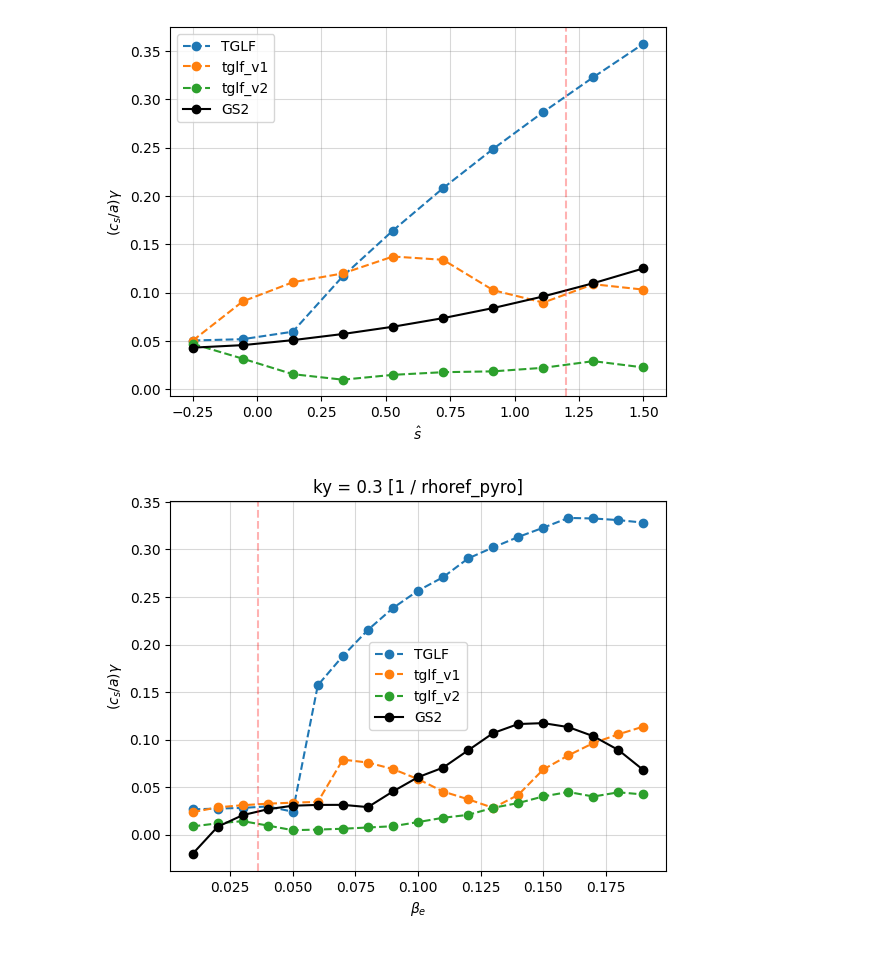
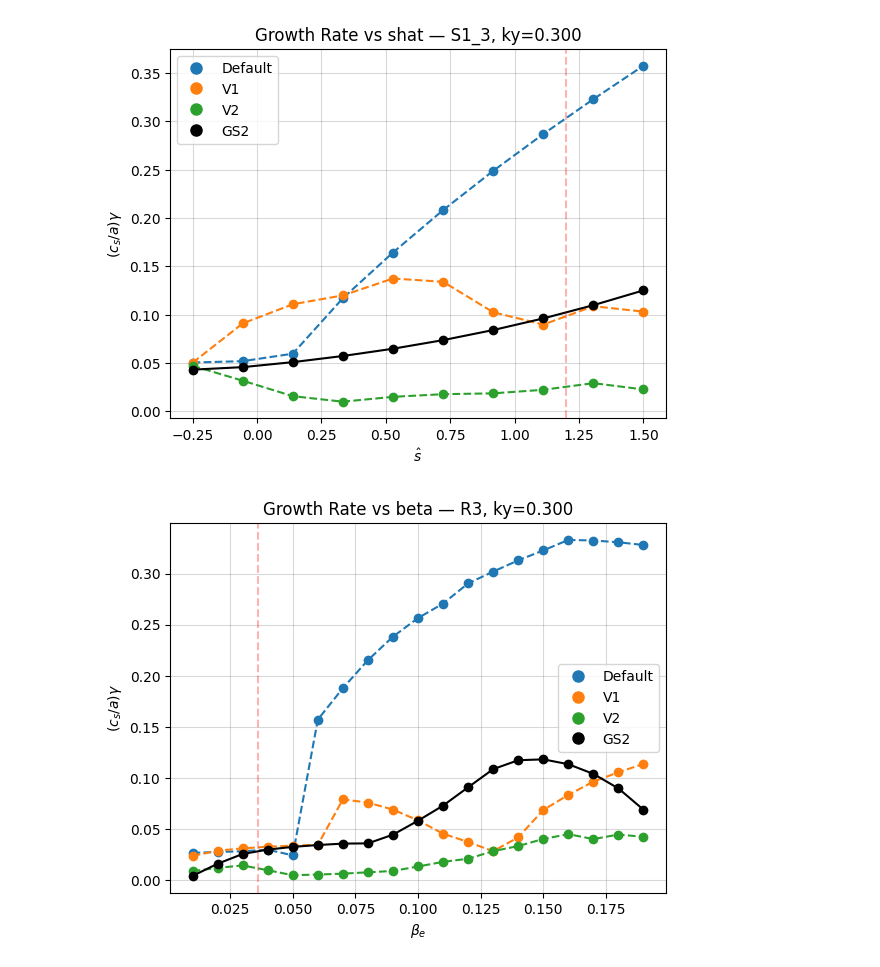
Before and after one commit to FelixWattsYork/EPS_2026_Analysis, a Jupyter notebook: Python_Scripts/Linear_Plotting.ipynb, the cells around one changed output. Saved outputs shown, nothing was run; the diff lists cells and outputs as text; code cells hidden in the pictures.

Commit message:
made some more plots

```diff
--- a/Python_Scripts/Linear_Plotting.ipynb
+++ b/Python_Scripts/Linear_Plotting.ipynb
@@ -6,7 +8,9 @@ from pathlib import Path
 # Replace with path to your Gyrokinetic Simulations
 GYRO_DIR  = Path("/mnt/data/Gyrokinetic_Simulations/")
 # %%
-cases = ["M1_A1_NE"]
+#cases = ["M1_A1_NE","S1_3","R3","R4"]
+#projects = ["scan_beta","scan_q","scan_shat"]
+cases = ["R4"]
 projects = ["scan_beta"]
 # %%
 project_dict ={}
@@ -38,5 +42,10 @@ Project: scan_beta, Case: M1_A1_NE
 # %%
 tglf_versions = ["TGLF","tglf_v1","tglf_v2"]
+name_dict = {
+    "TGLF":"Default",
+    "tglf_v1": "V1",
+    "tglf_v2": "V2",
+}
 tglf_project_dict ={}
 for project in projects:
     case_dict = {}
@@ -50,7 +59,7 @@ for project in projects:
                 tglf_pyoscan = PyroScan(pyroscan_json=json_path, load_base_pyro=True)
                 try:
                     tglf_pyoscan.load_gk_output(netcdf_file=net_cdf_path)
-                    version_dict[version] = tglf_pyoscan
+                    version_dict[name_dict[version]] = tglf_pyoscan
                 except Exception as e:
                     print(f"Error loading gk output for {project}/{case}/{version}: {e}")
                     # try:
@@ -71,0 +80,2 @@ KeyboardInterrupt:
+# %%
+tglf_versions = ["Default","V1","V2"]
@@ -155,37 +221,45 @@ plt.savefig(f"{path}/Growth Rate vs q — {case}, ky={ky_actual:.3f}.png", dpi=3
 # %%
 from matplotlib import pyplot as plt
 # Plot shat scan
 project = "scan_shat"
 case = "S1_3"
 ky = 0.3
 reference_q = 1.2
 
 
 for tglf in tglf_versions:
     tglf_project_dict[project][case][tglf].gk_output["growth_rate"].sel(ky =ky,method = "nearest").sel(mode =0).plot(label = tglf,marker = "o",linestyle = "--")
 
 gs2_growth_rate = project_dict[project][case].gk_output["growth_rate"].sel(ky =ky,method = "nearest")
 gs2_growth_rate_tolerance = project_dict[project][case].gk_output["growth_rate_tolerance"].sel(ky =ky,method = "nearest")
-gs2_growth_rate = gs2_growth_rate.where(gs2_growth_rate_tolerance<0.1)
+gs2_growth_rate = gs2_growth_rate.where(gs2_growth_rate_tolerance<0.3)
 gs2_growth_rate.plot(label = "GS2", color = "black",marker = "o")
 ky_actual = float(
     project_dict[project][case].gk_output["growth_rate"]
     .sel(ky=ky, method="nearest")
     .ky
 )
 
 plt.axvline(x=reference_q, color='red',alpha=0.3,linestyle = "--")
 
-plt.title("")
+
+plt.title(f"Growth Rate vs shat — {case}, ky={ky_actual:.3f}")
 plt.xlabel(r"$\hat{s}$")
 plt.ylabel(r"$(c_s/a) \gamma$")
 plt.grid(alpha=0.3, color='grey')
-plt.legend()
+from matplotlib.lines import Line2D
+
+handles, labels = plt.gca().get_legend_handles_labels()
+dot_handles = [
+    Line2D([], [], color=h.get_color(), marker="o", linestyle="none", markersize=8)
+    for h in handles
+]
+plt.legend(dot_handles, labels)
 path = f"../Plots/{project}/{case}"
 os.makedirs(path, exist_ok=True)
 plt.savefig(f"{path}/Growth Rate vs shat — {case}, ky={ky_actual:.3f}.png", dpi=300)
 # %% [output]
-[figure, old version]
+[figure, new version]
 # %%
 from matplotlib import pyplot as plt
 # Plot shat scan
@@ -210,16 +284,23 @@ ky_actual = float(
 
 plt.axvline(x=reference_q, color='red',alpha=0.3,linestyle = "--")
 
-#plt.title("")
+plt.title(f"Growth Rate vs beta — {case}, ky={ky_actual:.3f}")
 plt.xlabel(r"$\beta_e$")
 plt.ylabel(r"$(c_s/a) \gamma$")
 plt.grid(alpha=0.3, color='grey')
-plt.legend()
+from matplotlib.lines import Line2D
+
+handles, labels = plt.gca().get_legend_handles_labels()
+dot_handles = [
+    Line2D([], [], color=h.get_color(), marker="o", linestyle="none", markersize=8)
+    for h in handles
+]
+plt.legend(dot_handles, labels)
 path = f"../Plots/{project}/{case}"
 os.makedirs(path, exist_ok=True)
 plt.savefig(f"{path}/Growth Rate vs beta — {case}, ky={ky_actual:.3f}.png", dpi=300)
 # %% [output]
-[figure, old version]
+[figure, new version]
 # %%
 from matplotlib import pyplot as plt
 # Plot shat scan
```
Also changed, not shown: parts of 10 cells of this notebook, 15 other files.
